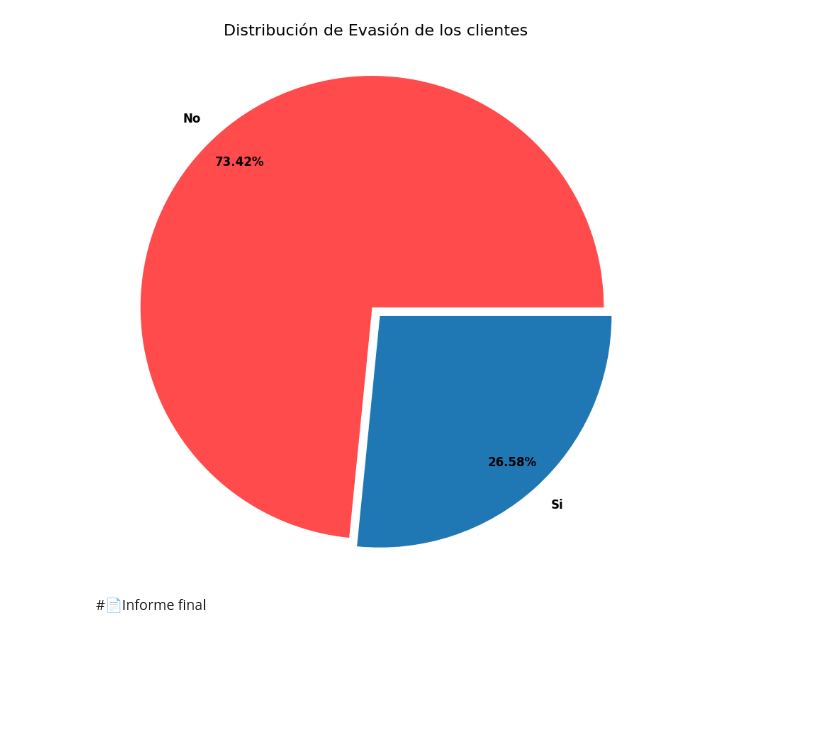
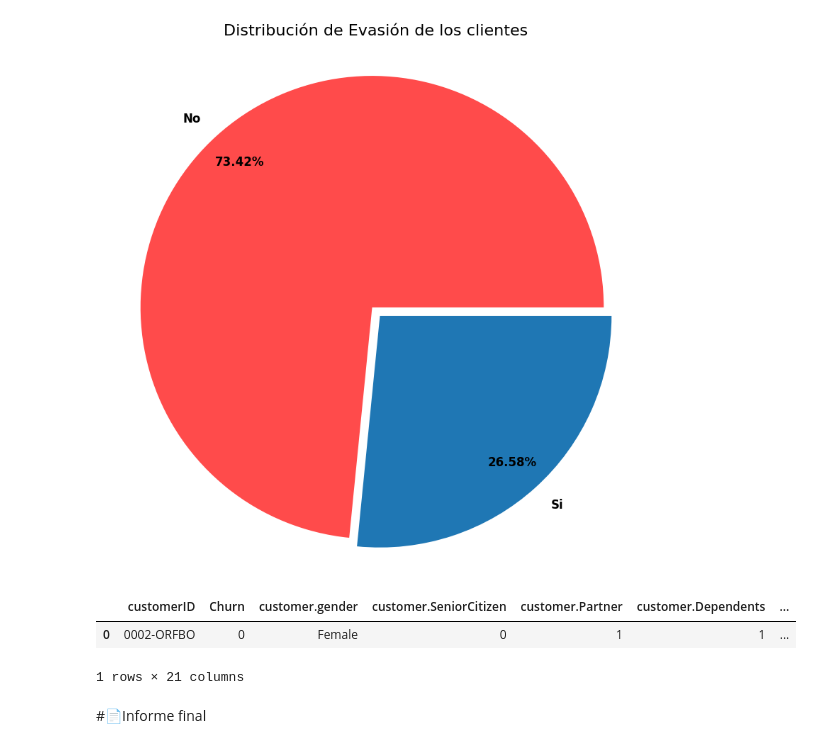
Before and after one commit to DarkLyng/Challenge-TelecomX, a Jupyter notebook: TelecomX_LATAM.ipynb, the cells around one changed output. Saved outputs shown, nothing was run; the diff lists cells and outputs as text; code cells hidden in the pictures; blank space fills up the shorter version.

```diff
--- a/TelecomX_LATAM.ipynb
+++ b/TelecomX_LATAM.ipynb
@@ -264,6 +263,12 @@ plt.tight_layout()
 plt.show()
 # %% [output]
 [figure]
+# %%
+df_normalizado.head(1)
+# %% [output]
+|  | customerID | Churn | customer.gender | customer.SeniorCitizen | customer.Partner | customer.Dependents | ... |
+| 0 | 0002-ORFBO | 0 | Female | 0 | 1 | 1 | ... |
+1 rows × 21 columns
 # %%
 # Seleccionamos las 4 variables con mayor impacto en el negocio
 columnas_top = [
```
Also changed, not shown: parts of 2 cells of this notebook.
